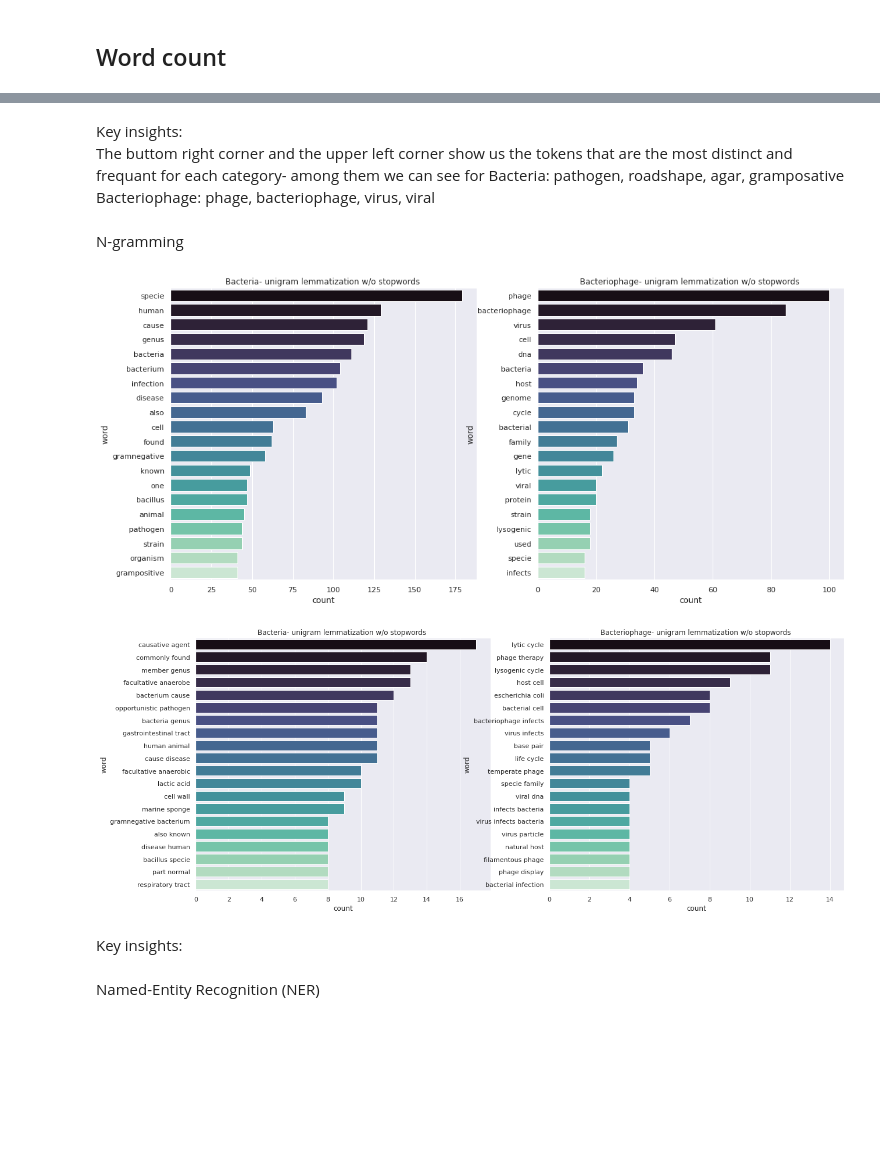
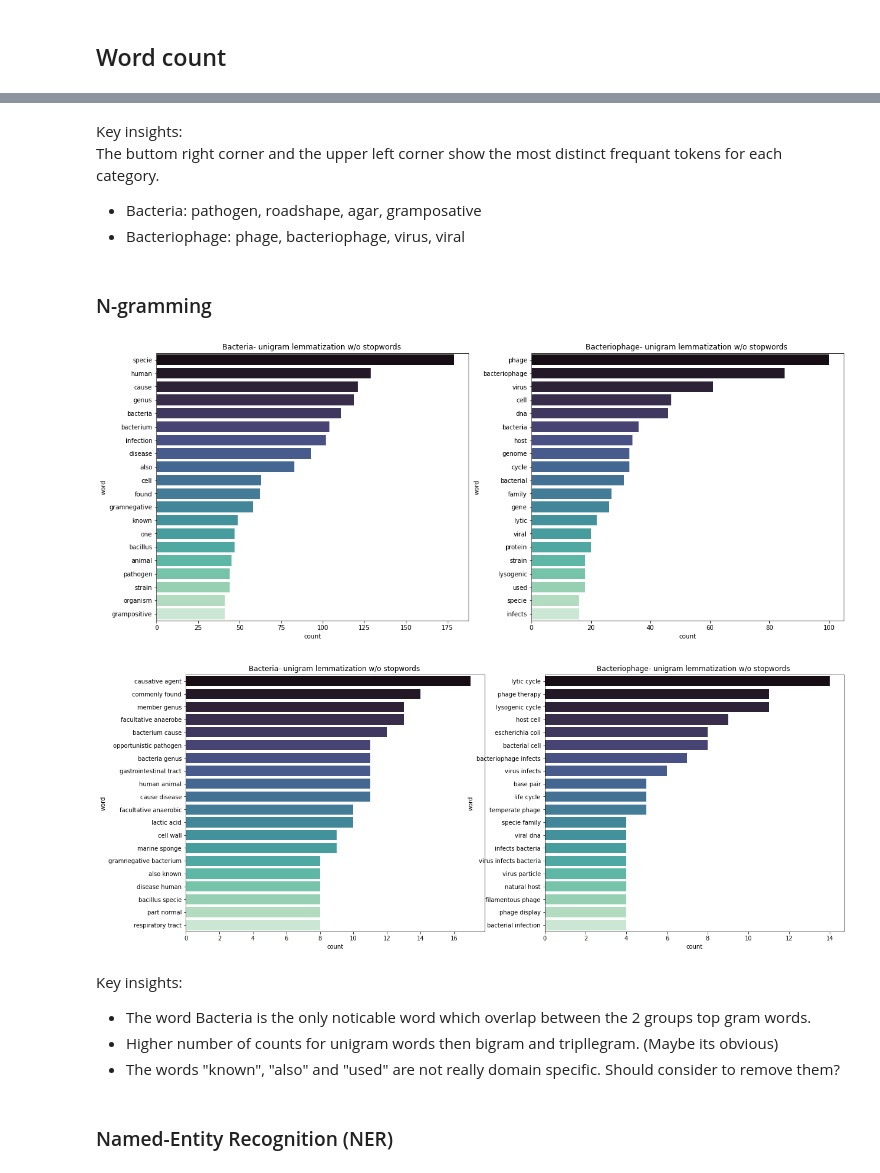
Before and after one commit to Eitams/NLP_Exercise, a Jupyter notebook: NLP_EDA.ipynb, the cells around one changed output, grey strips where cells are left out. Cells and saved outputs as stored; diff of their text form; code cells hidden in the pictures; blank space fills up the shorter version.

```diff
--- a/NLP_EDA.ipynb
+++ b/NLP_EDA.ipynb
@@ -223,6 +231,13 @@ df['avg_word_length'] = df['char_count'] / df['word_count']
 ## average sentence length
 df['avg_sentence_length'] = df['word_count'] / df['sentence_count']
 
+## Calculating length of Name column
+## Word count
+df['name_word_count'] = df["Name"].apply(lambda x: len(str(x).split(" ")))
+## Character count
+df['name_char_count'] = df["Name"].apply(lambda x: sum(len(word) for word in str(x).split(" ")))
+## average word length
+df['name_avg_word_length'] = df['name_char_count'] / df['name_word_count']
 df.head(2)
 # %% [output]
 |  | Name | Description | Type | lang | Description_clean | word_count | char_count | sentence_count | ... |
@@ -289,7 +311,0 @@ Requirement already satisfied: numpy>=1.6.1 in /usr/local/lib/python3.7/dist-pac
-# %%
-from wordcloud import WordCloud
-import matplotlib.pyplot as plt
-import seaborn as sns
-
-# Set preferences
-sns.set(color_codes=True)
@@ -361,9 +384,10 @@ IPython.display.HTML(filename='no_stops.html')
 [interactive output not drawn]
 # %% [markdown]
 Key insights:
-The buttom right corner and the upper left corner show us the tokens that are the most distinct and frequant for each category- among them we can see for Bacteria: pathogen, roadshape, agar, gramposative
-Bacteriophage: phage, bacteriophage, virus, viral
+The buttom right corner and the upper left corner show the most distinct frequant tokens for each category.
+- Bacteria: pathogen, roadshape, agar, gramposative
+- Bacteriophage: phage, bacteriophage, virus, viral
-# %% [markdown]
-N-gramming
+# %% [markdown]
+### N-gramming
 # %%
 '''
@@ -385,23 +403,23 @@ unigrams_bacteriophage = pd.DataFrame(common_words_phage, columns = ['word' , 'c
 # %%
 '''
 Plotting Unigram of bacteria vs bacteriophage
 '''
 ## Calculating unigram
 common_words_bacteria = get_top_n_words(all_desc_bacteria, 20)
 common_words_phage = get_top_n_words(all_desc_phage, 20)
 unigrams_bacteria = pd.DataFrame(common_words_bacteria, columns = ['word' , 'count'])
 unigrams_bacteriophage = pd.DataFrame(common_words_phage, columns = ['word' , 'count'])
 
 ## Plotting
-fix, (ax1, ax2) = plt.subplots(1,2, figsize=(18,8))
+fix, (ax1, ax2) = plt.subplots(1,2, figsize=(20,8))
 sns.barplot(x="count", y="word",orient="h",ax = ax1, palette="mako", data=unigrams_bacteria)
 ax1.set_title("Bacteria- unigram lemmatization w/o stopwords ")
 sns.barplot(x="count", y="word",orient="h", ax =ax2, palette="mako", data=unigrams_bacteriophage)
 ax2.set_title("Bacteriophage- unigram lemmatization w/o stopwords ")
 plt.tight_layout
 plt.show()
 # %% [output]
-[figure, old version]
+[figure, new version]
 # %%
 '''
 Plotting max of 2 and 3 gram of bacteria vs bacteriophage
@@ -421,8 +439,11 @@ ax2.set_title("Bacteriophage- unigram lemmatization w/o stopwords ")
 plt.tight_layout
 plt.show()
 # %% [output]
-[figure, old version]
+[figure, new version]
-# %% [markdown]
-Key insights:
+# %% [markdown]
+Key insights:
+- The word Bacteria is the only noticable word which overlap between the 2 groups top gram words.
+- Higher number of counts for unigram words then bigram and tripllegram. (Maybe its obvious)
+- The words "known", "also" and "used" are not really domain specific. Should consider to remove them?
 # %% [markdown]
-Named-Entity Recognition (NER)
+### Named-Entity Recognition (NER)
```
Also changed, not shown: parts of 53 cells of this notebook.
